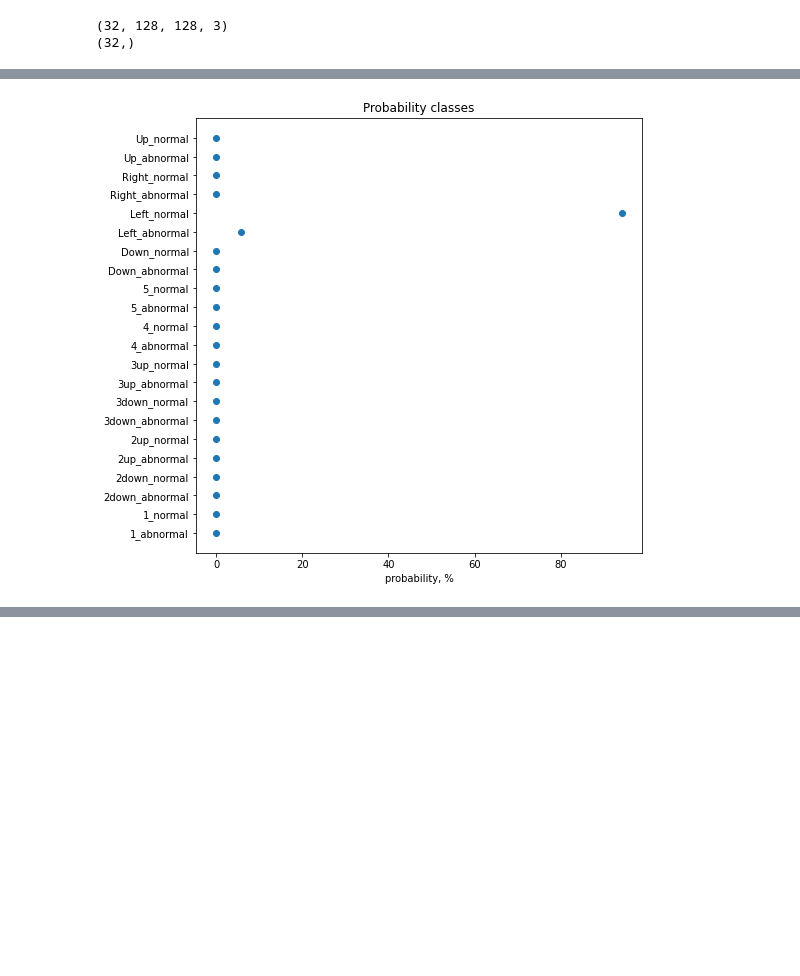
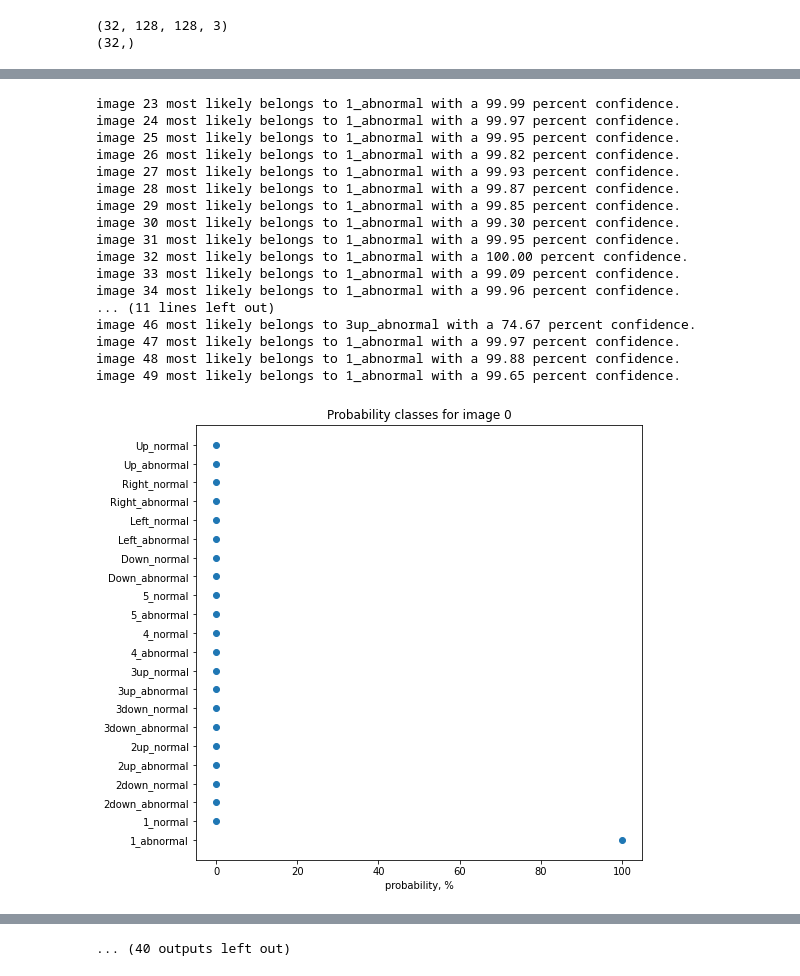
Before and after one commit to hakanErgin/faktion-usecase, a Jupyter notebook: ones.ipynb, the cells around one changed output, grey strips where cells are left out. Drawn from its saved outputs; the diff is of its cells as text; code cells hidden in the pictures; blank space fills up the shorter version.

Commit message:
2 class CNN with super score for known images

```diff
--- a/ones.ipynb
+++ b/ones.ipynb
@@ -105,7 +105,7 @@ _________________________________________________________________
 # %%
 # I train with 15 epochs. Takes 4 sec for an epoch => 1 min total time
 # but five epochs are also fine for testing.
-epochs=5
+epochs=15
 history = model.fit(
   train_ds,
   validation_data=val_ds,
@@ -149,27 +156,33 @@ plt.show()
 # %%
-# images from a custom Validation folder
-image_name = "ab_6.jpg"
-image_path = "assets/Validate/"
+
+
 
 #image_name = "358.jpg"
 #image_path = "assets/optionB/3up_abnormal/"
 
-img = tf.keras.utils.load_img(
+# images from a custom Validation folder
+image_path = "assets/Validate/ab_one/"
+# image_path = "assets/optionB/5_abnormal/"
+
+for i in range(50):
+    image_name = f"Image{i}.jpg"
+
+    img = tf.keras.utils.load_img(
     image_path + image_name, target_size=(img_height, img_width)
+    )
+    img_array = tf.keras.utils.img_to_array(img)
+    img_array = tf.expand_dims(img_array, 0) # Create a batch
+
+    predictions = model.predict(img_array)
+    score = tf.nn.softmax(predictions[0])
+
+    print(
+    "image {} most likely belongs to {} with a {:.2f} percent confidence."
+    .format(i, class_names[np.argmax(score)], 100 * np.max(score))
 )
-img_array = tf.keras.utils.img_to_array(img)
-img_array = tf.expand_dims(img_array, 0) # Create a batch
-
-predictions = model.predict(img_array)
-score = tf.nn.softmax(predictions[0])
-
-print(
-    "This image most likely belongs to {} with a {:.2f} percent confidence."
-    .format(class_names[np.argmax(score)], 100 * np.max(score))
-)
-#print(score)
-plt.figure(figsize=(8, 8))
-plt.scatter(score*100, class_names)
-plt.title('Probability classes')
-plt.xlabel('probability, %');
+    #print(score)
+    plt.figure(figsize=(8, 8))
+    plt.scatter(score*100, class_names)
+    plt.title(f'Probability classes for image {i}')
+    plt.xlabel('probability, %');
 # %% [output]
@@ -177 +206,18 @@ This image most likely belongs to Left_normal with a 94.18 percent confidence.
+image 23 most likely belongs to 1_abnormal with a 99.99 percent confidence.
+image 24 most likely belongs to 1_abnormal with a 99.97 percent confidence.
+image 25 most likely belongs to 1_abnormal with a 99.95 percent confidence.
+image 26 most likely belongs to 1_abnormal with a 99.82 percent confidence.
+image 27 most likely belongs to 1_abnormal with a 99.93 percent confidence.
+image 28 most likely belongs to 1_abnormal with a 99.87 percent confidence.
+image 29 most likely belongs to 1_abnormal with a 99.85 percent confidence.
+image 30 most likely belongs to 1_abnormal with a 99.30 percent confidence.
+image 31 most likely belongs to 1_abnormal with a 99.95 percent confidence.
+image 32 most likely belongs to 1_abnormal with a 100.00 percent confidence.
+image 33 most likely belongs to 1_abnormal with a 99.09 percent confidence.
+image 34 most likely belongs to 1_abnormal with a 99.96 percent confidence.
+... (11 lines left out)
+image 46 most likely belongs to 3up_abnormal with a 74.67 percent confidence.
+image 47 most likely belongs to 1_abnormal with a 99.97 percent confidence.
+image 48 most likely belongs to 1_abnormal with a 99.88 percent confidence.
+image 49 most likely belongs to 1_abnormal with a 99.65 percent confidence.
-[figure, old version]
+[figure, new version]
@@ -177,0 +233 @@ This image most likely belongs to Left_normal with a 94.18 percent confidence.
+... (40 outputs left out)
```
Also changed, not shown: parts of 6 cells of this notebook, 2 other files.
